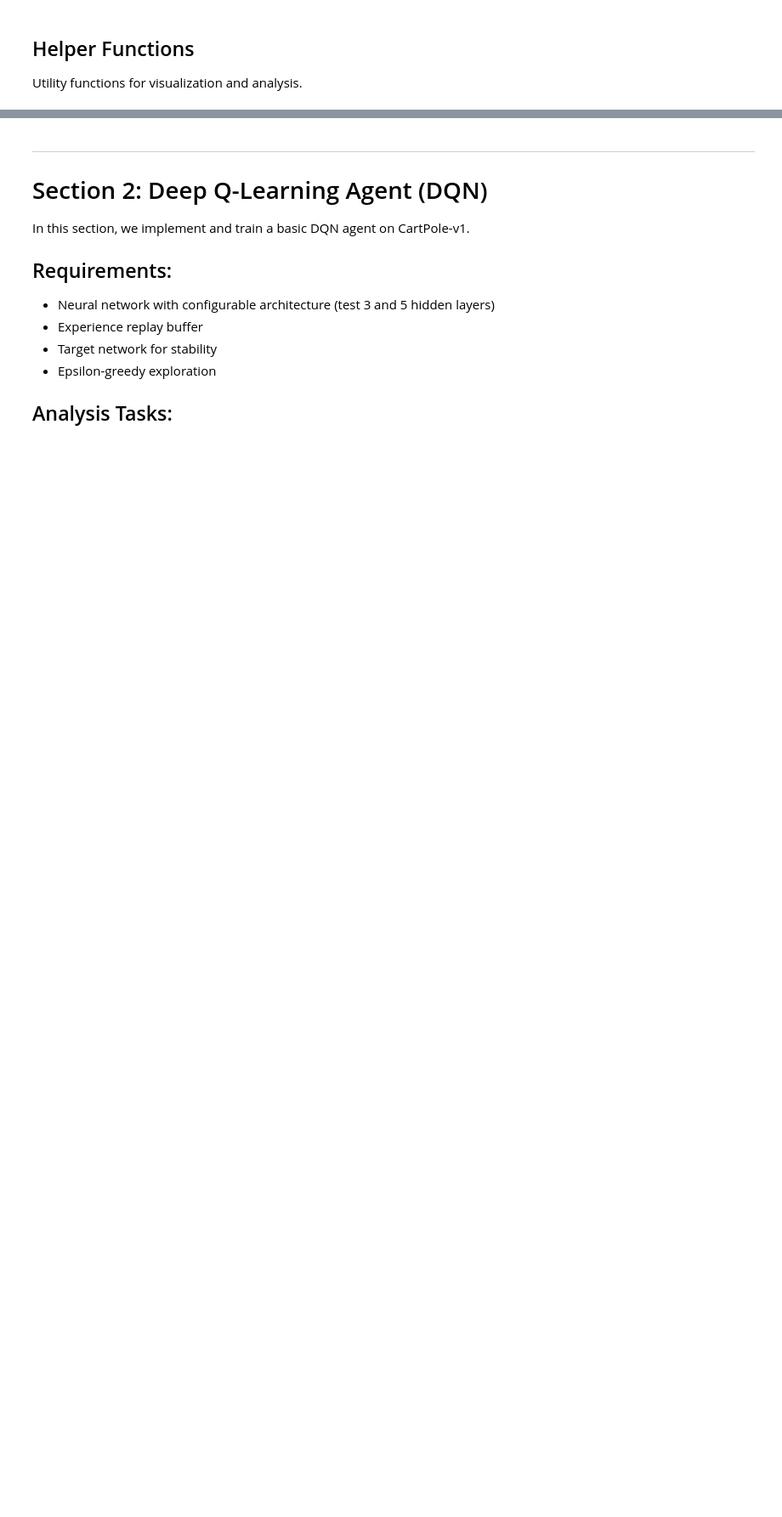
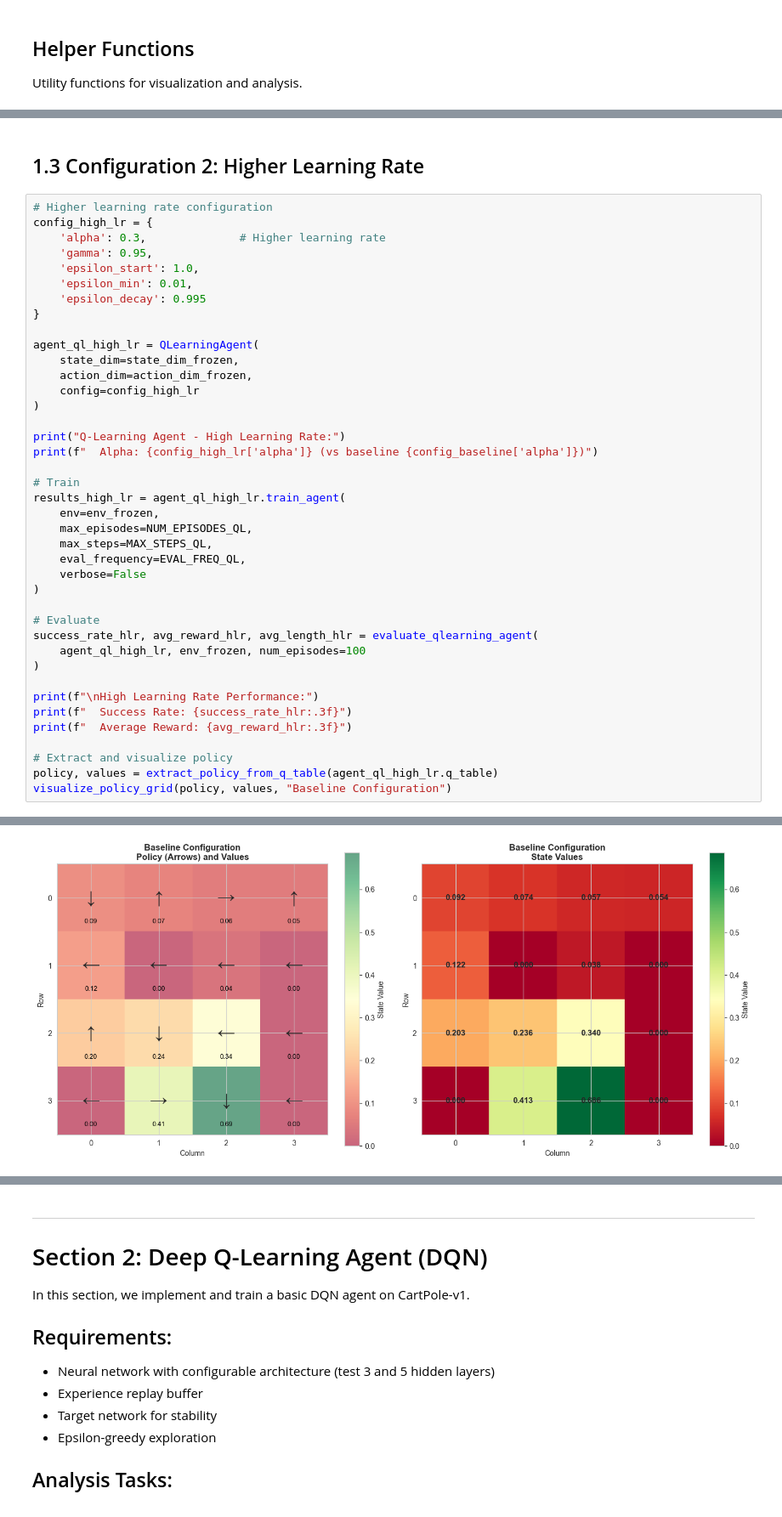
Before and after one commit to shaharoded/DeepQLearning, a Jupyter notebook: train-test-agents.ipynb, the cells around one changed output, grey strips where cells are left out. Shown at 85% size. Drawn from its saved outputs; the diff is of its cells as text; blank space fills up the shorter version.

```diff
--- a/train-test-agents.ipynb
+++ b/train-test-agents.ipynb
@@ -246,0 +709,43 @@ def save_model_and_results(agent, results: Dict[str, Any], agent_name: str, base
+# %% [markdown]
+## 1.3 Configuration 2: Higher Learning Rate
+# %%
+# Higher learning rate configuration
+config_high_lr = {
+    'alpha': 0.3,              # Higher learning rate
+    'gamma': 0.95,
+    'epsilon_start': 1.0,
+    'epsilon_min': 0.01,
+    'epsilon_decay': 0.995
+}
+
+agent_ql_high_lr = QLearningAgent(
+    state_dim=state_dim_frozen,
+    action_dim=action_dim_frozen,
+    config=config_high_lr
+)
+
+print("Q-Learning Agent - High Learning Rate:")
+print(f"  Alpha: {config_high_lr['alpha']} (vs baseline {config_baseline['alpha']})")
+
+# Train
+results_high_lr = agent_ql_high_lr.train_agent(
+    env=env_frozen,
+    max_episodes=NUM_EPISODES_QL,
+    max_steps=MAX_STEPS_QL,
+    eval_frequency=EVAL_FREQ_QL,
+    verbose=False
+)
+
+# Evaluate
+success_rate_hlr, avg_reward_hlr, avg_length_hlr = evaluate_qlearning_agent(
+    agent_ql_high_lr, env_frozen, num_episodes=100
+)
+
+print(f"\nHigh Learning Rate Performance:")
+print(f"  Success Rate: {success_rate_hlr:.3f}")
+print(f"  Average Reward: {avg_reward_hlr:.3f}")
+
+# Extract and visualize policy
+policy, values = extract_policy_from_q_table(agent_ql_high_lr.q_table)
+visualize_policy_grid(policy, values, "Baseline Configuration")
+# %% [output]
@@ -246,0 +762 @@ def save_model_and_results(agent, results: Dict[str, Any], agent_name: str, base
+[figure, added]
```
Also changed, not shown: parts of 25 cells of this notebook.
